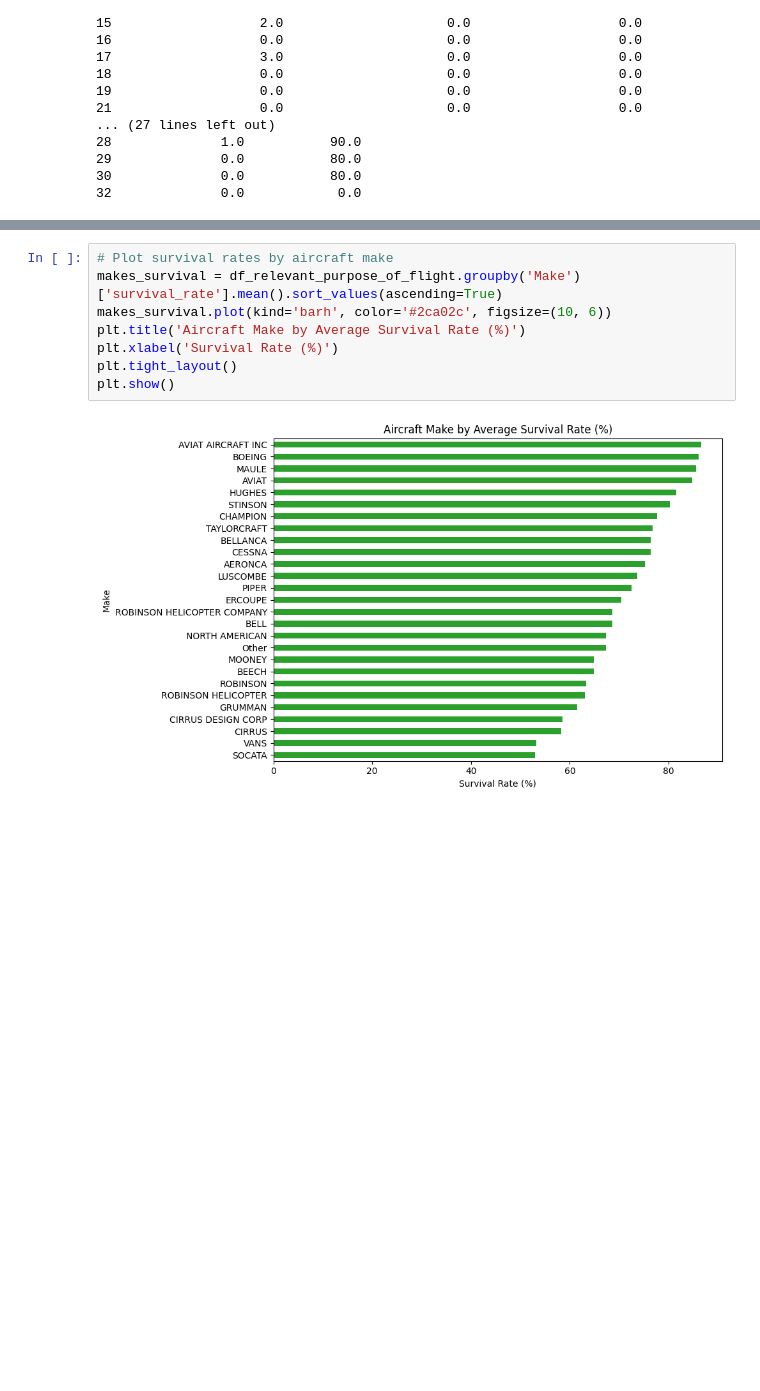
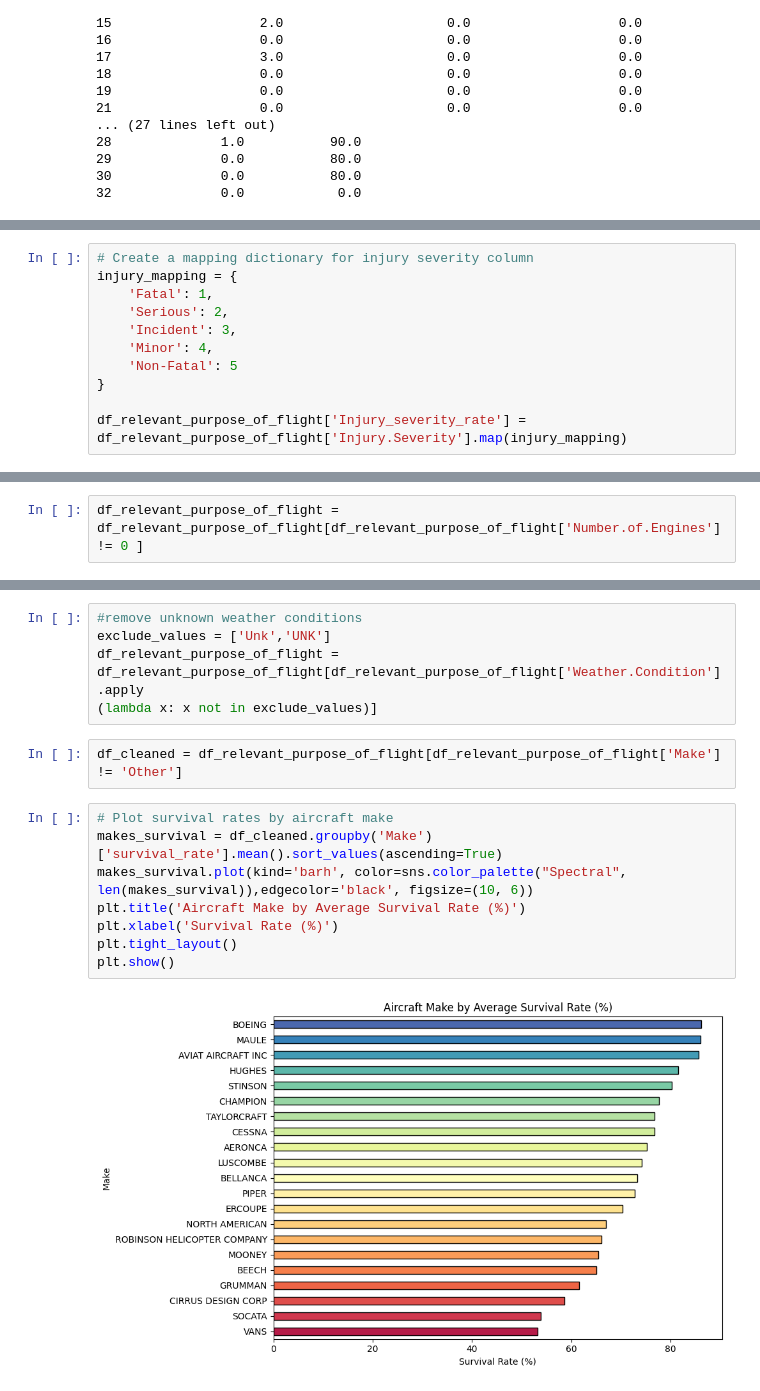
Before and after one commit to mnenedavid/phase1project_potential_aircrafts_risks, a Jupyter notebook: index.ipynb, the cells around one changed output, grey strips where cells are left out. Saved outputs shown, nothing was run; the diff lists cells and outputs as text; blank space fills up the shorter version.

```diff
--- a/index.ipynb
+++ b/index.ipynb
@@ -340,0 +449,11 @@ print(df_relevant_purpose_of_flight[['Total.Fatal.Injuries', 'Total.Serious.Inju
+# %%
+# Create a mapping dictionary for injury severity column
+injury_mapping = {
+    'Fatal': 1,
+    'Serious': 2,
+    'Incident': 3,
+    'Minor': 4,
+    'Non-Fatal': 5
+}
+
+df_relevant_purpose_of_flight['Injury_severity_rate'] = df_relevant_purpose_of_flight['Injury.Severity'].map(injury_mapping)
@@ -340,0 +485,2 @@ print(df_relevant_purpose_of_flight[['Total.Fatal.Injuries', 'Total.Serious.Inju
+# %%
+df_relevant_purpose_of_flight = df_relevant_purpose_of_flight[df_relevant_purpose_of_flight['Number.of.Engines'] != 0 ]
@@ -341,10 +503,17 @@ print(df_relevant_purpose_of_flight[['Total.Fatal.Injuries', 'Total.Serious.Inju
+# %%
+#remove unknown weather conditions
+exclude_values = ['Unk','UNK']
+df_relevant_purpose_of_flight = df_relevant_purpose_of_flight[df_relevant_purpose_of_flight['Weather.Condition'].apply
+(lambda x: x not in exclude_values)]
+# %%
+df_cleaned = df_relevant_purpose_of_flight[df_relevant_purpose_of_flight['Make'] != 'Other']
 # %%
 # Plot survival rates by aircraft make
-makes_survival = df_relevant_purpose_of_flight.groupby('Make')['survival_rate'].mean().sort_values(ascending=True)
-makes_survival.plot(kind='barh', color='#2ca02c', figsize=(10, 6))
+makes_survival = df_cleaned.groupby('Make')['survival_rate'].mean().sort_values(ascending=True)
+makes_survival.plot(kind='barh', color=sns.color_palette("Spectral", len(makes_survival)),edgecolor='black', figsize=(10, 6))
 plt.title('Aircraft Make by Average Survival Rate (%)')
 plt.xlabel('Survival Rate (%)')
 plt.tight_layout()
 plt.show()
 # %% [output]
-[figure, old version]
+[figure, new version]
```
Also changed, not shown: parts of 45 cells of this notebook, 2 other files.
